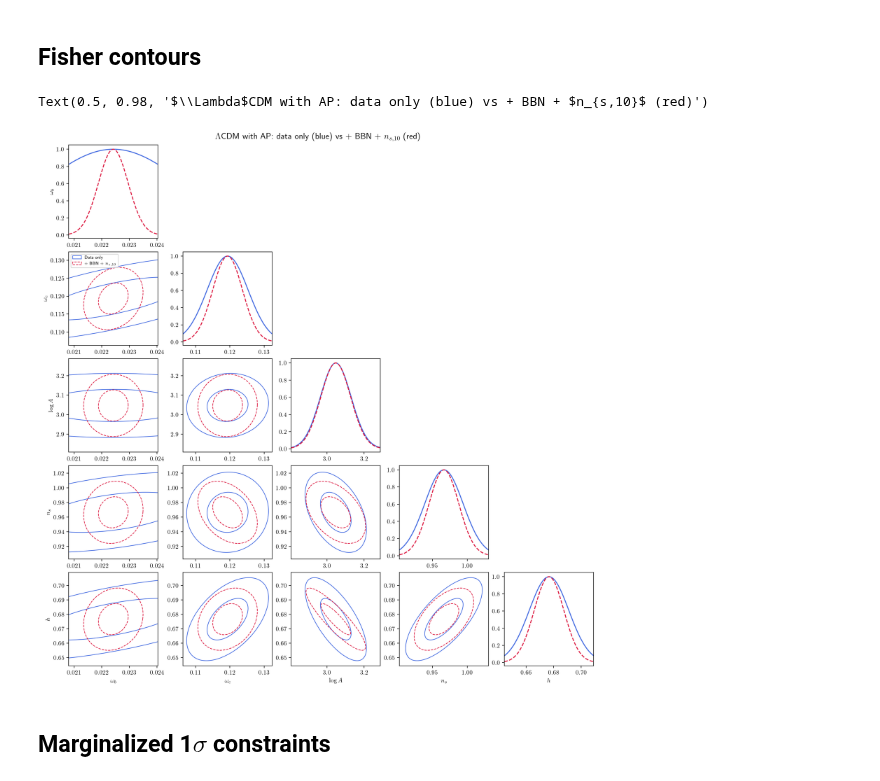
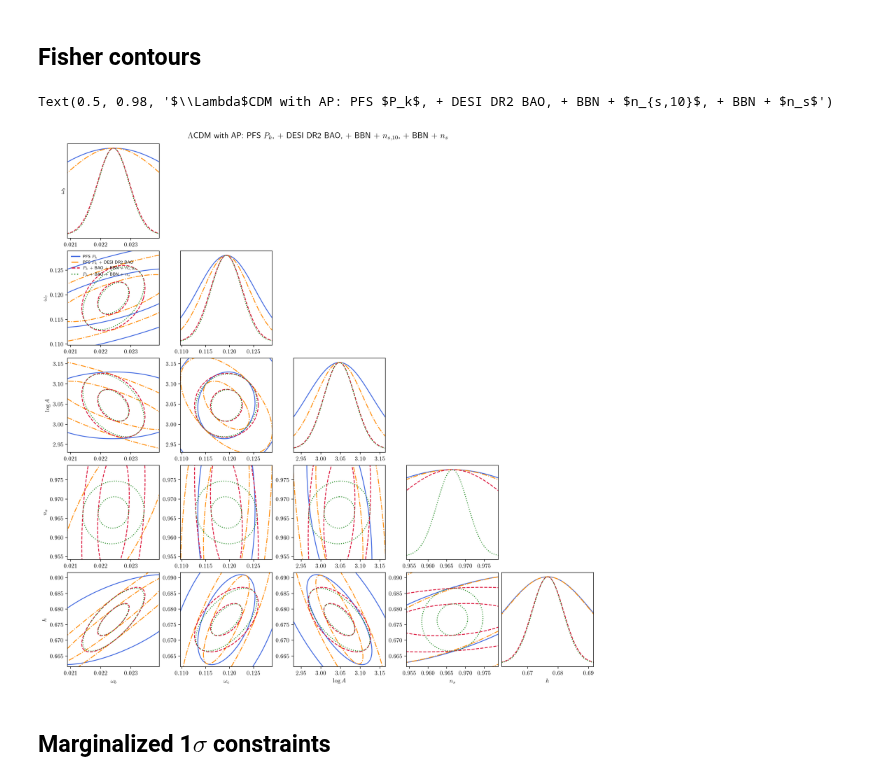
Before and after one commit to MinhMPA/jaxPTPolyPol, a Jupyter notebook: example/fisher/fisher_multibin_LCDM_AP.ipynb, the cells around one changed output. Saved outputs shown, nothing was run; the diff lists cells and outputs as text; code cells hidden in the pictures.

```diff
--- a/example/fisher/fisher_multibin_LCDM_AP.ipynb
+++ b/example/fisher/fisher_multibin_LCDM_AP.ipynb
@@ -442,13 +461,14 @@ fixed_idx, varied_idx = fixed_and_varied_indices(
     n_cosmo_params, n_survey_params, n_zbins, fixed_cosmo, fixed_survey_offsets
 )
 
-print(f"Total parameters:   {fisher.shape[0]}")
+print(f"Total parameters:   {fisher_pk.shape[0]}")
 print(f"Fixed parameters:   {len(fixed_idx)}  (4 cosmo + 2 x {n_zbins} bins)")
 print(f"Varied parameters:  {len(varied_idx)}")
 
-# Marginalize: data-only and data + prior
-F_marg = marginalize_fisher(fisher, varied_idx)
-F_marg_prior = marginalize_fisher(fisher_with_prior, varied_idx)
+F_marg_pk = marginalize_fisher(fisher_pk, varied_idx)
+F_marg_pk_bao = marginalize_fisher(fisher_pk_bao, varied_idx)
+F_marg_pk_bao_bbn_ns10 = marginalize_fisher(fisher_pk_bao_bbn_ns10, varied_idx)
+F_marg_pk_bao_bbn_ns = marginalize_fisher(fisher_pk_bao_bbn_ns, varied_idx)
 # %% [output]
 Total parameters:   100
 Fixed parameters:   18  (4 cosmo + 2 x 7 bins)
@@ -456,54 +476,75 @@ Varied parameters:  82
 # %% [markdown]
 ## Fisher contours
 # %%
-# plot_contours, plot_Gaussian imported from jaxptpolypol.plotting
+fisher_cases = [
+    (r'PFS $P_k$', F_marg_pk, 'royalblue', '-'),
+    (r'PFS $P_k$ + DESI DR2 BAO', F_marg_pk_bao, 'darkorange', '-.'),
+    (r'$P_k$ + BAO + BBN + $n_{s,10}$', F_marg_pk_bao_bbn_ns10, 'crimson', '--'),
+    (r'$P_k$ + BAO + BBN + $n_s$', F_marg_pk_bao_bbn_ns, 'forestgreen', ':'),
+]
 # %%
 # Cosmo parameters to plot (no mnu in LCDM)
 cosmo_param_names = (
     r'$\omega_b$', r'$\omega_c$', r'$\log A$',
     r'$n_s$', r'$h$'
 )
 cosmo_plot_idx_global = np.array([0, 1, 2, 3, 4])  # indices in full param vector
 
 # Map to positions in the marginalized Fisher matrix
 cosmo_marg_idx = np.array([varied_idx.index(i) for i in cosmo_plot_idx_global])
 n_cosmo_plot = len(cosmo_param_names)
 
 # Fiducial values (in the varied subspace)
 packed_varied = packed_params[np.array(varied_idx)]
 
 plt.rcParams.update({"font.size": 10})
-fig = plt.figure(figsize=(n_cosmo_plot*2.5, n_cosmo_plot*2.5), constrained_layout=True)
+fig = plt.figure(figsize=(n_cosmo_plot*2.6, n_cosmo_plot*2.6), constrained_layout=True)
+
+legend_handles = [
+    mlines.Line2D([], [], color=color, ls=ls, lw=1.8, label=label)
+    for label, _, color, ls in fisher_cases
+]
 
 for i in range(n_cosmo_plot):
     for j in range(n_cosmo_plot):
         ax = plt.subplot(n_cosmo_plot, n_cosmo_plot, i*n_cosmo_plot+j+1)
         if j < i:
-            plot_contours(F_marg, packed_varied, np.array([cosmo_marg_idx[j], cosmo_marg_idx[i]]),
-                          fill=False, color='royalblue',
-                          label='Data only' if (i == 1 and j == 0) else None)
-            plot_contours(F_marg_prior, packed_varied, np.array([cosmo_marg_idx[j], cosmo_marg_idx[i]]),
-                          fill=False, color='crimson', ls='--',
-                          label='+ BBN + $n_{s,10}$' if (i == 1 and j == 0) else None)
+            for _, fisher_case, color, ls in fisher_cases:
+                plot_contours(
+                    fisher_case,
+                    packed_varied,
+                    np.array([cosmo_marg_idx[j], cosmo_marg_idx[i]]),
+                    ax=ax,
+                    fill=False,
+                    color=color,
+                    ls=ls,
+                    lw=1.4,
+                )
             if i == 1 and j == 0:
-                handles, labels = ax.get_legend_handles_labels()
-                seen = {}
-                for h, l in zip(handles, labels):
-                    if l not in seen:
-                        seen[l] = h
-                ax.legend(seen.values(), seen.keys(), fontsize=7)
+                ax.legend(handles=legend_handles, fontsize=7, frameon=False, loc='best')
         elif j == i:
-            plot_Gaussian(F_marg, packed_varied, cosmo_marg_idx[i], color='royalblue')
-            plot_Gaussian(F_marg_prior, packed_varied, cosmo_marg_idx[i], color='crimson', ls='--')
+            for _, fisher_case, color, ls in fisher_cases:
+                plot_Gaussian(
+                    fisher_case,
+                    packed_varied,
+                    cosmo_marg_idx[i],
+                    ax=ax,
+                    color=color,
+                    ls=ls,
+                    lw=1.4,
+                )
+            ax.set_yticks([])
         else:
             ax.axis('off')
-        if i == n_cosmo_plot - 1: plt.xlabel(cosmo_param_names[j])
-        if j == 0: plt.ylabel(cosmo_param_names[i])
+        if i == n_cosmo_plot - 1:
+            plt.xlabel(cosmo_param_names[j])
+        if j == 0:
+            plt.ylabel(cosmo_param_names[i])
 
-fig.suptitle(r'$\Lambda$CDM with AP: data only (blue) vs + BBN + $n_{s,10}$ (red)', fontsize=14)
+fig.suptitle(r'$\Lambda$CDM with AP: PFS $P_k$, + DESI DR2 BAO, + BBN + $n_{s,10}$, + BBN + $n_s$', fontsize=14)
 # %% [output]
-Text(0.5, 0.98, '$\\Lambda$CDM with AP: data only (blue) vs + BBN + $n_{s,10}$ (red)')
+Text(0.5, 0.98, '$\\Lambda$CDM with AP: PFS $P_k$, + DESI DR2 BAO, + BBN + $n_{s,10}$, + BBN + $n_s$')
-[figure, old version]
+[figure, new version]
 # %% [markdown]
 ## Marginalized 1$\sigma$ constraints
 # %%
```
Also changed, not shown: parts of 6 cells of this notebook, 7 other files.
